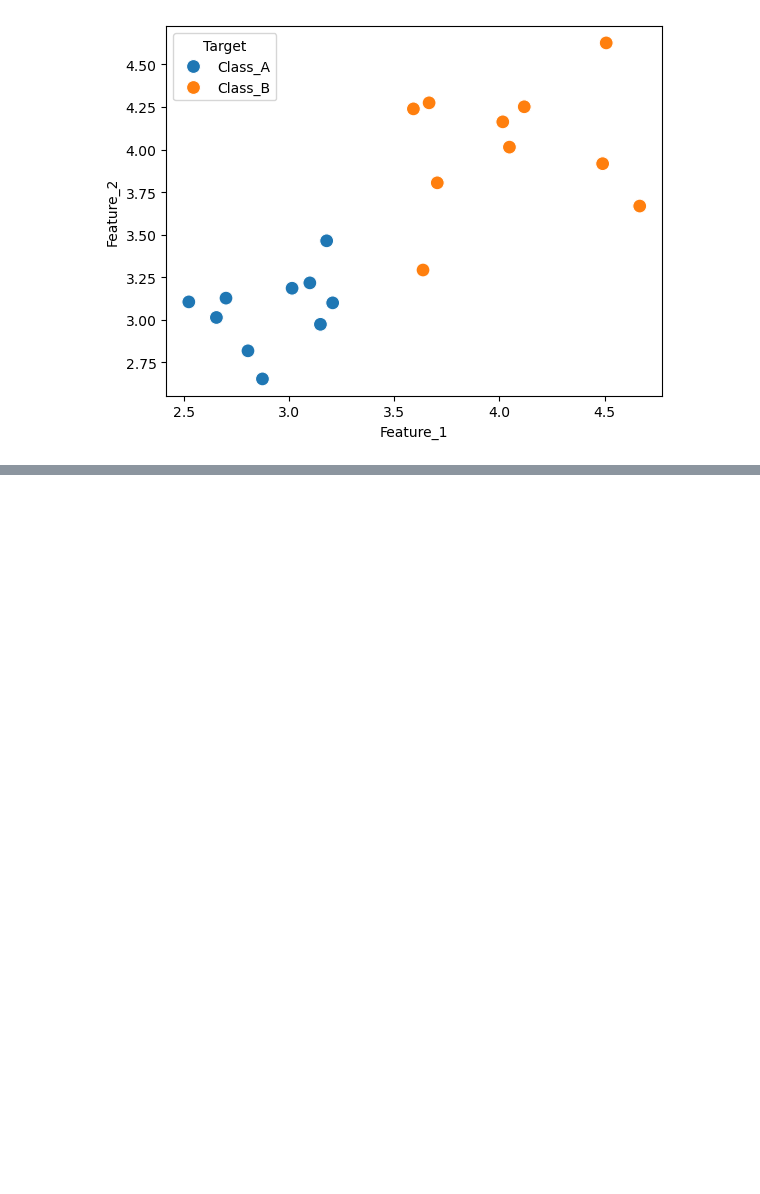
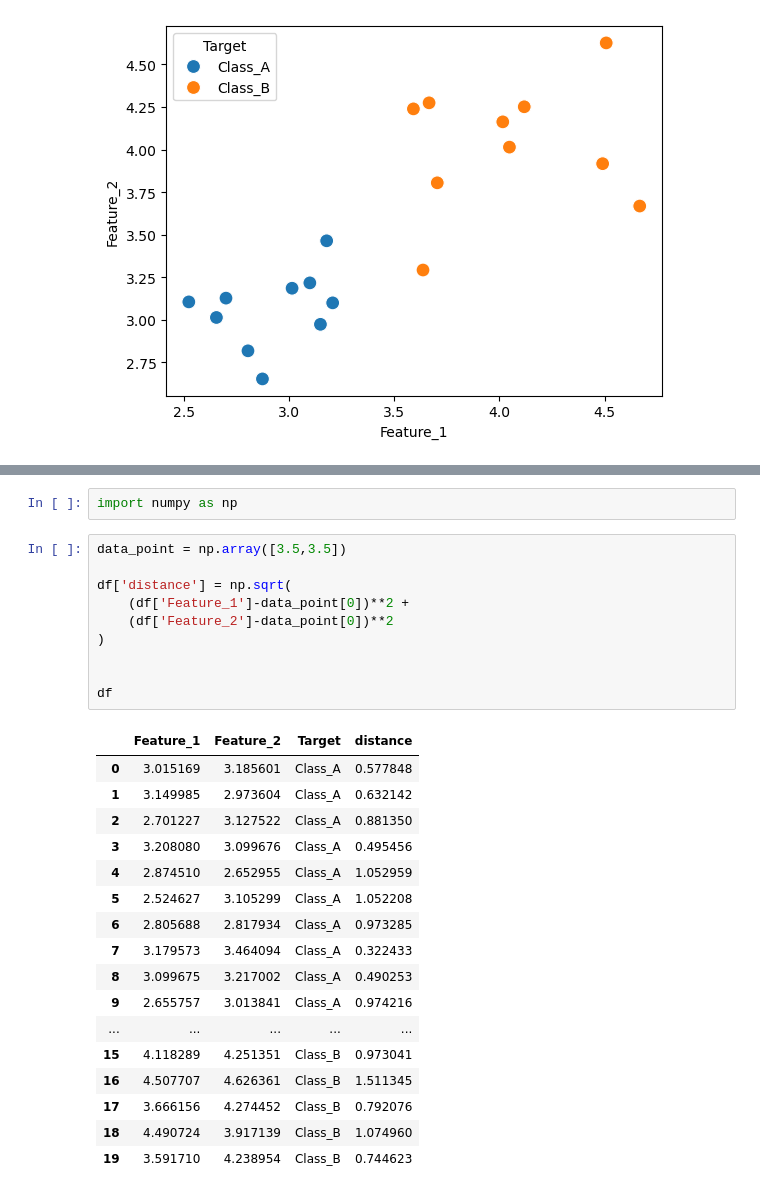
Before and after one commit to naimNB/Mechine-Learning, a Jupyter notebook: K-Nearest Neighbours/intro_to_knn.ipynb, the cells around one changed output, grey strips where cells are left out. Drawn from its saved outputs; the diff is of its cells as text; blank space fills up the shorter version.

```diff
--- a/K-Nearest Neighbours/intro_to_knn.ipynb
+++ b/K-Nearest Neighbours/intro_to_knn.ipynb
@@ -68,0 +93,30 @@ sns.scatterplot(
+# %%
+import numpy as np
+# %%
+data_point = np.array([3.5,3.5])
+
+df['distance'] = np.sqrt(
+    (df['Feature_1']-data_point[0])**2 +
+    (df['Feature_2']-data_point[0])**2
+)
+
+
+df
+# %% [output]
+|  | Feature_1 | Feature_2 | Target | distance |
+| 0 | 3.015169 | 3.185601 | Class_A | 0.577848 |
+| 1 | 3.149985 | 2.973604 | Class_A | 0.632142 |
+| 2 | 2.701227 | 3.127522 | Class_A | 0.881350 |
+| 3 | 3.208080 | 3.099676 | Class_A | 0.495456 |
+| 4 | 2.874510 | 2.652955 | Class_A | 1.052959 |
+| 5 | 2.524627 | 3.105299 | Class_A | 1.052208 |
+| 6 | 2.805688 | 2.817934 | Class_A | 0.973285 |
+| 7 | 3.179573 | 3.464094 | Class_A | 0.322433 |
+| 8 | 3.099675 | 3.217002 | Class_A | 0.490253 |
+| 9 | 2.655757 | 3.013841 | Class_A | 0.974216 |
+| ... | ... | ... | ... | ... |
+| 15 | 4.118289 | 4.251351 | Class_B | 0.973041 |
+| 16 | 4.507707 | 4.626361 | Class_B | 1.511345 |
+| 17 | 3.666156 | 4.274452 | Class_B | 0.792076 |
+| 18 | 4.490724 | 3.917139 | Class_B | 1.074960 |
+| 19 | 3.591710 | 4.238954 | Class_B | 0.744623 |
```
Also changed, not shown: parts of 2 cells of this notebook.
